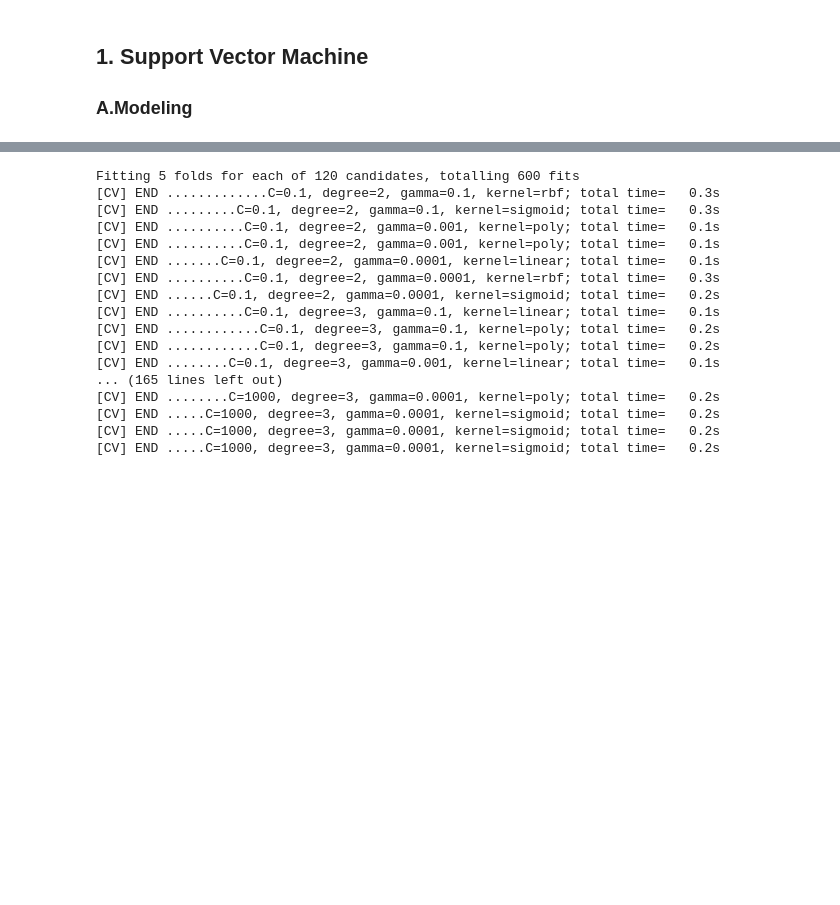
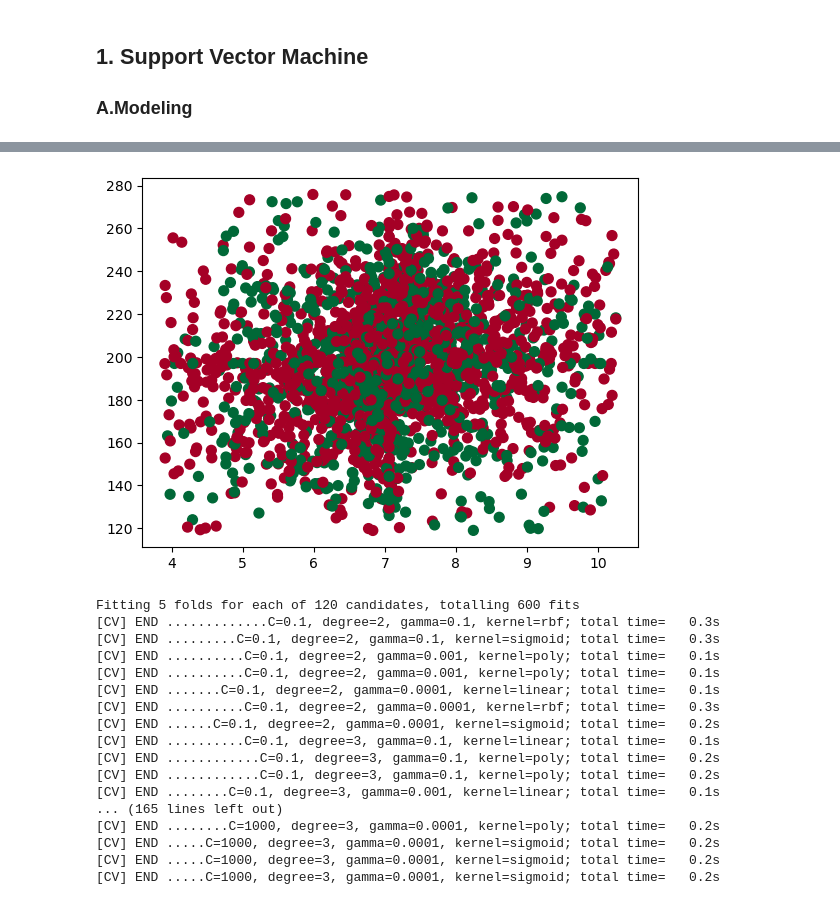
Before and after one commit to jay-singhvi/H2OQualitizer, a Jupyter notebook: Models/SVM.ipynb, the cells around one changed output, grey strips where cells are left out. Saved outputs shown, nothing was run; the diff lists cells and outputs as text; code cells hidden in the pictures; blank space fills up the shorter version.

```diff
--- a/Models/SVM.ipynb
+++ b/Models/SVM.ipynb
@@ -39,3 +49,9 @@ X_train, X_test, y_train, y_test=train_test_split(data[X_cols],data[Y_col],rando
+# %%
+plt.scatter(X_train.iloc[:,0], X_train.iloc[:,1],
+           marker= 'o', s=50, cmap=plt.cm.RdYlGn,c=y_train.to_numpy(dtype=int))
+plt.show()
+# %% [output]
+[figure, added]
 # %%
 #hyperparameter tuning
 X_train_np=np.array(X_train)
```
Also changed, not shown: parts of 13 cells of this notebook, 31 other files.
